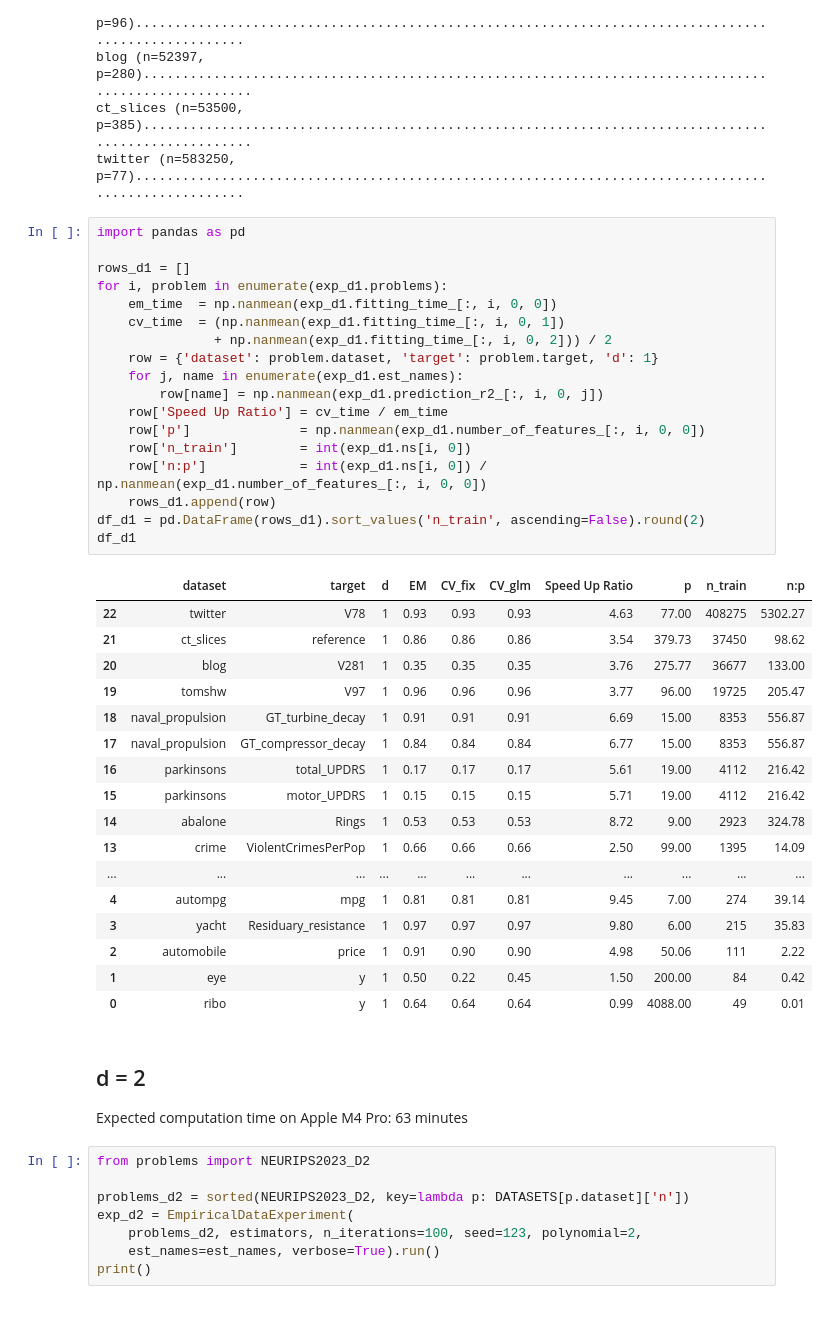
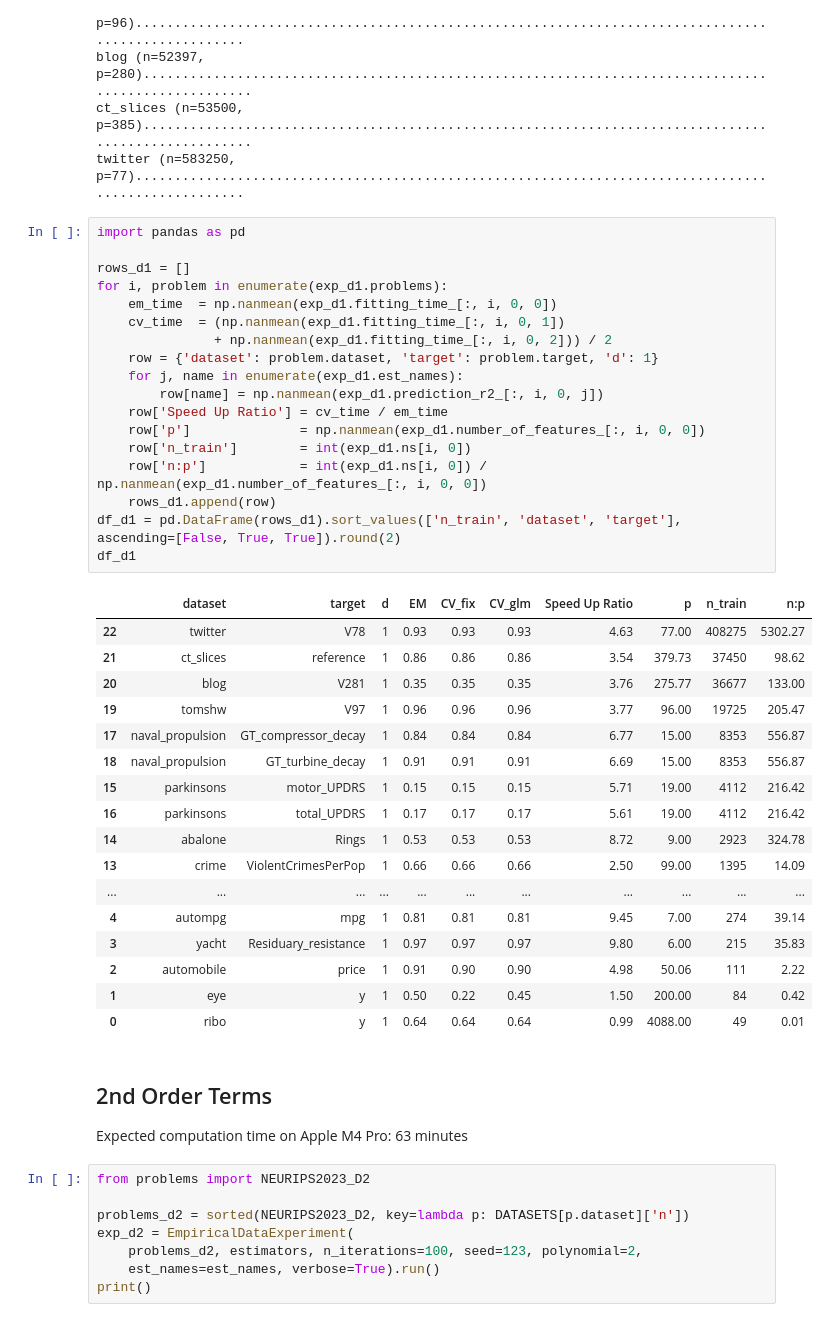
Before and after one commit to marioboley/fastridge, a Jupyter notebook: experiments/real_data_neurips2023.ipynb, the cells around one changed output. Cells and saved outputs as stored; diff of their text form.

Commit message:
table sorting and intro cell

```diff
--- a/experiments/real_data_neurips2023.ipynb
+++ b/experiments/real_data_neurips2023.ipynb
@@ -54,31 +55,31 @@ twitter (n=583250, p=77)........................................................
 # %%
 import pandas as pd
 
 rows_d1 = []
 for i, problem in enumerate(exp_d1.problems):
     em_time  = np.nanmean(exp_d1.fitting_time_[:, i, 0, 0])
     cv_time  = (np.nanmean(exp_d1.fitting_time_[:, i, 0, 1])
                + np.nanmean(exp_d1.fitting_time_[:, i, 0, 2])) / 2
     row = {'dataset': problem.dataset, 'target': problem.target, 'd': 1}
     for j, name in enumerate(exp_d1.est_names):
         row[name] = np.nanmean(exp_d1.prediction_r2_[:, i, 0, j])
     row['Speed Up Ratio'] = cv_time / em_time
     row['p']              = np.nanmean(exp_d1.number_of_features_[:, i, 0, 0])
     row['n_train']        = int(exp_d1.ns[i, 0])
     row['n:p']            = int(exp_d1.ns[i, 0]) / np.nanmean(exp_d1.number_of_features_[:, i, 0, 0])
     rows_d1.append(row)
-df_d1 = pd.DataFrame(rows_d1).sort_values('n_train', ascending=False).round(2)
+df_d1 = pd.DataFrame(rows_d1).sort_values(['n_train', 'dataset', 'target'], ascending=[False, True, True]).round(2)
 df_d1
 # %% [output]
 |  | dataset | target | d | EM | CV_fix | CV_glm | Speed Up Ratio | p | n_train | n:p |
 | 22 | twitter | V78 | 1 | 0.93 | 0.93 | 0.93 | 4.63 | 77.00 | 408275 | 5302.27 |
 | 21 | ct_slices | reference | 1 | 0.86 | 0.86 | 0.86 | 3.54 | 379.73 | 37450 | 98.62 |
 | 20 | blog | V281 | 1 | 0.35 | 0.35 | 0.35 | 3.76 | 275.77 | 36677 | 133.00 |
 | 19 | tomshw | V97 | 1 | 0.96 | 0.96 | 0.96 | 3.77 | 96.00 | 19725 | 205.47 |
+| 17 | naval_propulsion | GT_compressor_decay | 1 | 0.84 | 0.84 | 0.84 | 6.77 | 15.00 | 8353 | 556.87 |
 | 18 | naval_propulsion | GT_turbine_decay | 1 | 0.91 | 0.91 | 0.91 | 6.69 | 15.00 | 8353 | 556.87 |
-| 17 | naval_propulsion | GT_compressor_decay | 1 | 0.84 | 0.84 | 0.84 | 6.77 | 15.00 | 8353 | 556.87 |
+| 15 | parkinsons | motor_UPDRS | 1 | 0.15 | 0.15 | 0.15 | 5.71 | 19.00 | 4112 | 216.42 |
 | 16 | parkinsons | total_UPDRS | 1 | 0.17 | 0.17 | 0.17 | 5.61 | 19.00 | 4112 | 216.42 |
-| 15 | parkinsons | motor_UPDRS | 1 | 0.15 | 0.15 | 0.15 | 5.71 | 19.00 | 4112 | 216.42 |
 | 14 | abalone | Rings | 1 | 0.53 | 0.53 | 0.53 | 8.72 | 9.00 | 2923 | 324.78 |
 | 13 | crime | ViolentCrimesPerPop | 1 | 0.66 | 0.66 | 0.66 | 2.50 | 99.00 | 1395 | 14.09 |
 | ... | ... | ... | ... | ... | ... | ... | ... | ... | ... | ... |
@@ -88,7 +89,7 @@ df_d1
 | 1 | eye | y | 1 | 0.50 | 0.22 | 0.45 | 1.50 | 200.00 | 84 | 0.42 |
 | 0 | ribo | y | 1 | 0.64 | 0.64 | 0.64 | 0.99 | 4088.00 | 49 | 0.01 |
 # %% [markdown]
-## d = 2
+## 2nd Order Terms
 
 Expected computation time on Apple M4 Pro: 63 minutes
 # %%
```
Also changed, not shown: parts of 5 cells of this notebook.
